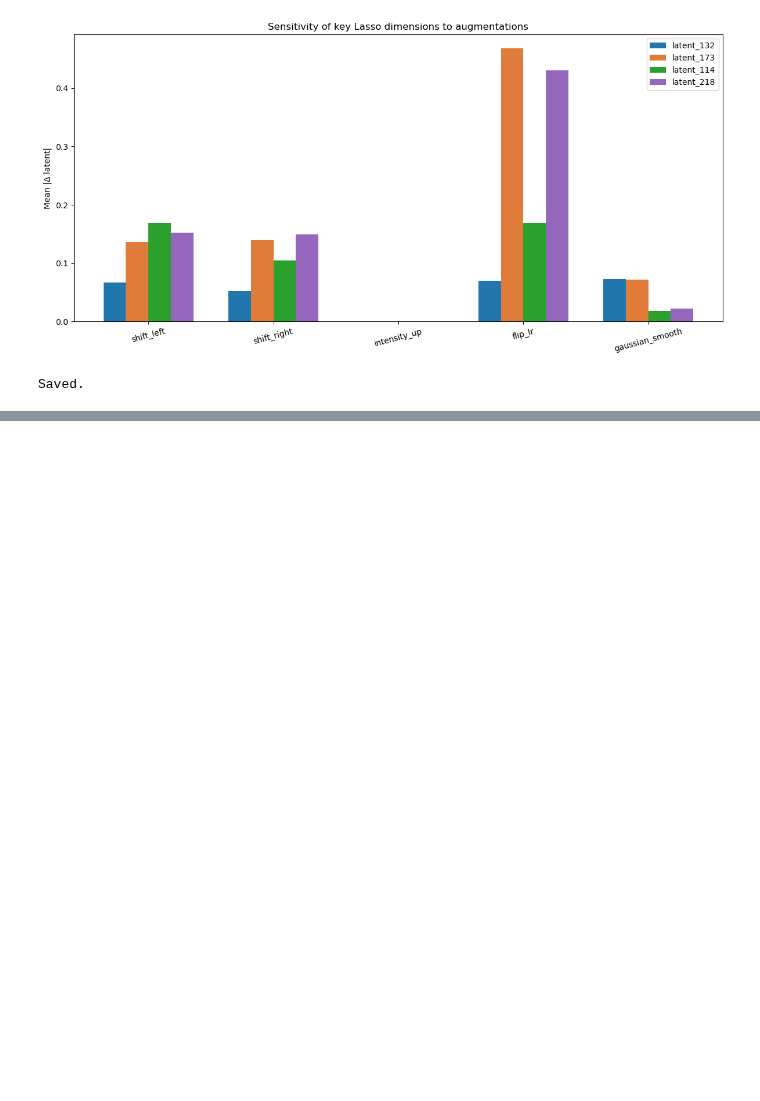
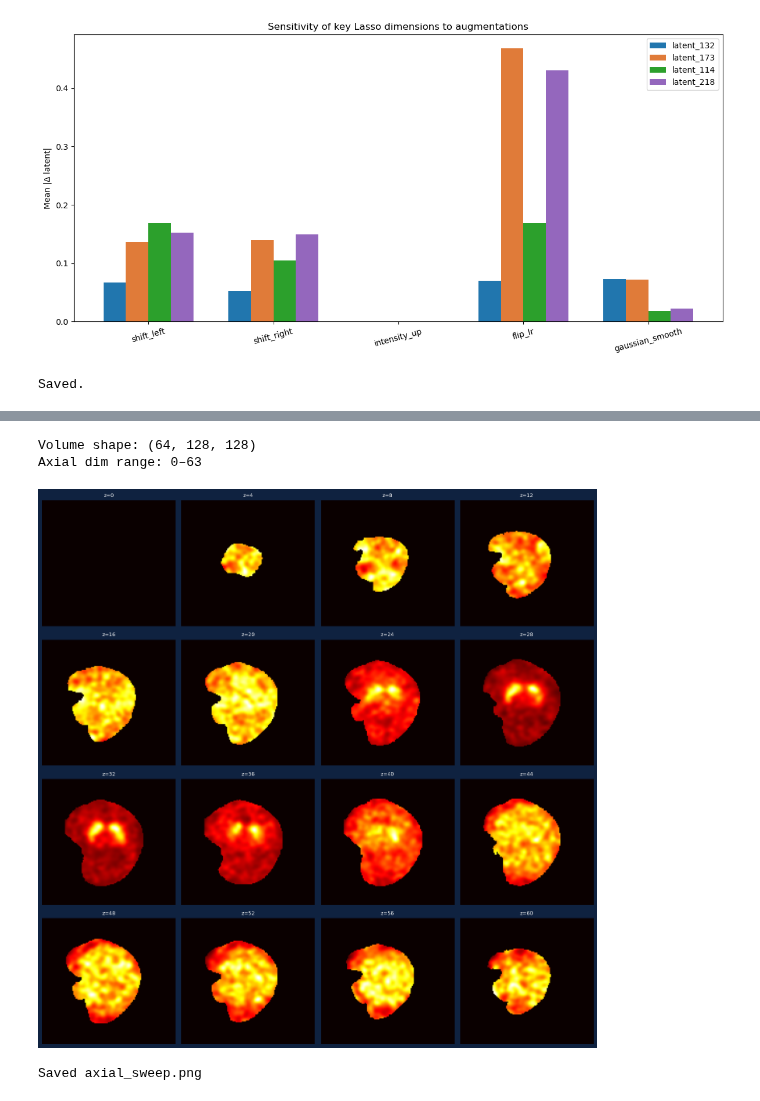
Before and after one commit to natnael1193/Unsupervised-Parkisnson-Imaging-Analysis, a Jupyter notebook: notebooks/pipeline/5_8_augmentation_experiment.ipynb, the cells around one changed output, grey strips where cells are left out. Cells and saved outputs as stored; diff of their text form; code cells hidden in the pictures; blank space fills up the shorter version.

```diff
--- a/notebooks/pipeline/5_8_augmentation_experiment.ipynb
+++ b/notebooks/pipeline/5_8_augmentation_experiment.ipynb
@@ -569,0 +722,28 @@ Saved.
+# %%
+# Find the striatal slice — look for the two bright caudate/putamen spots
+import matplotlib.pyplot as plt
+
+# Load one subject
+test_tensor = load_and_transform(df_selected.iloc[0]['dcm_path'])
+vol = test_tensor[0, 0].cpu().numpy()   # (64, 128, 128) after crop+pad
+
+print(f"Volume shape: {vol.shape}")
+print(f"Axial dim range: 0–{vol.shape[0]-1}")
+
+# Plot every 4th axial slice to find where striatum appears
+fig, axes = plt.subplots(4, 4, figsize=(14, 14), facecolor='#0F2240')
+for i, ax in enumerate(axes.flat):
+    sl_idx = i * 4
+    ax.imshow(vol[sl_idx, :, :], cmap='hot', aspect='auto')
+    ax.set_title(f'z={sl_idx}', color='white', fontsize=9)
+    ax.axis('off')
+plt.tight_layout()
+plt.savefig('../../results/figures/axial_sweep.png', dpi=100,
+            bbox_inches='tight', facecolor='#0F2240')
+plt.show()
+print("Saved axial_sweep.png")
+# %% [output]
+Volume shape: (64, 128, 128)
+Axial dim range: 0–63
+[figure, added]
+Saved axial_sweep.png
```
Also changed, not shown: parts of 10 cells of this notebook, 6 other files.
